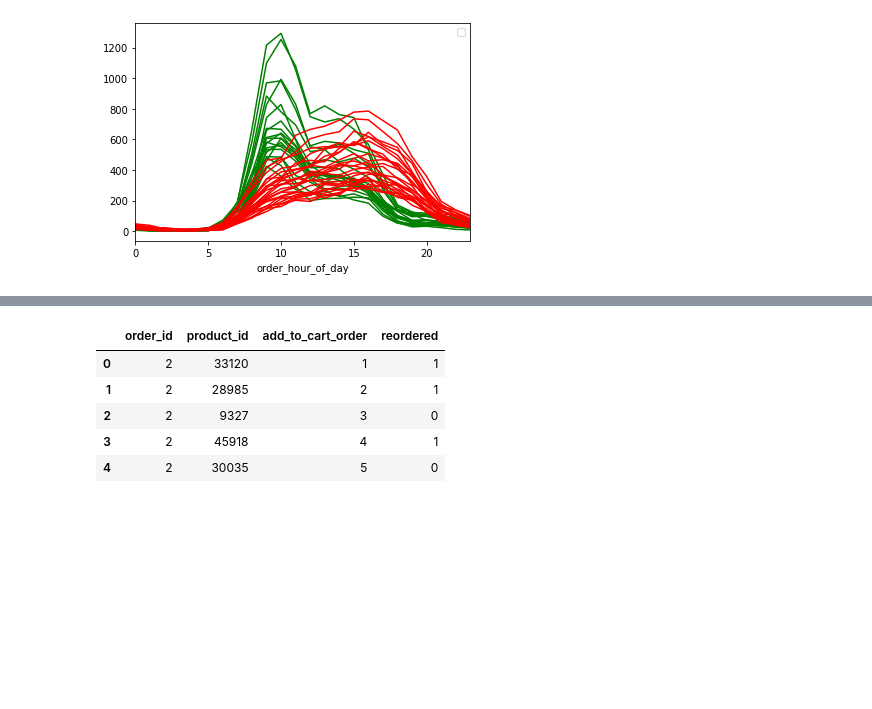
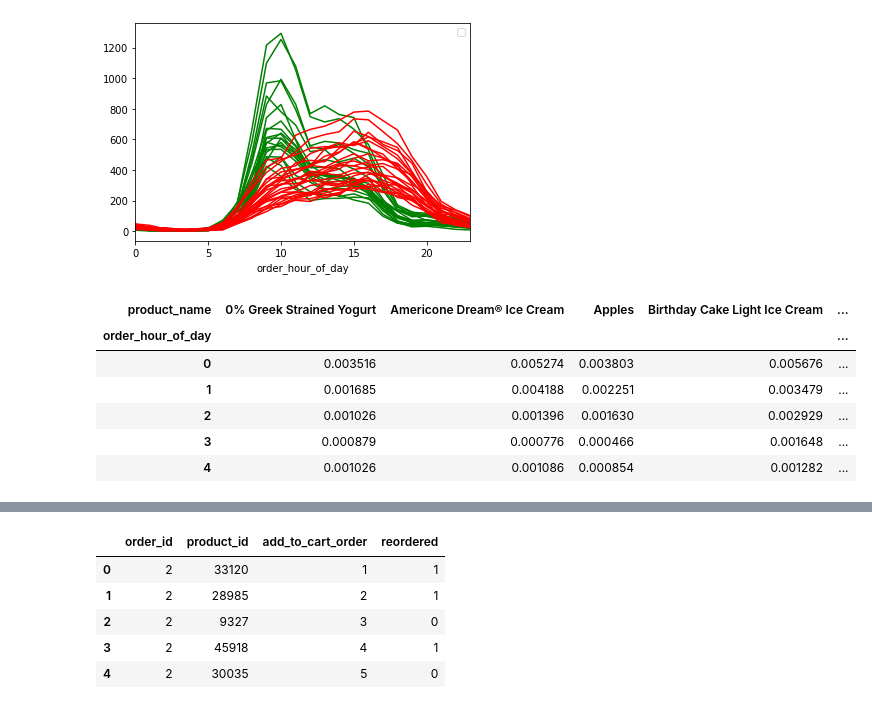
Before and after one commit to ekoly/DS-Unit-1-Sprint-1-Data-Wrangling-and-Storytelling, a Jupyter notebook: module3-join-and-reshape-data/LS_DS_113_Join_and_Reshape_Data_Assignment.ipynb, the cells around one changed output, grey strips where cells are left out. Saved outputs shown, nothing was run; the diff lists cells and outputs as text; code cells hidden in the pictures; blank space fills up the shorter version.

```diff
--- a/module3-join-and-reshape-data/LS_DS_113_Join_and_Reshape_Data_Assignment.ipynb
+++ b/module3-join-and-reshape-data/LS_DS_113_Join_and_Reshape_Data_Assignment.ipynb
@@ -836,0 +837,11 @@ plt.show()
+# %%
+percent_orders_by_hours = orders_by_hours/orders_by_hours.sum()
+percent_orders_by_hours.head()
+# %% [output]
+| product_name | 0% Greek Strained Yogurt | Americone Dream® Ice Cream | Apples | Birthday Cake Light Ice Cream | ... |
+| order_hour_of_day |  |  |  |  | ... |
+| 0 | 0.003516 | 0.005274 | 0.003803 | 0.005676 | ... |
+| 1 | 0.001685 | 0.004188 | 0.002251 | 0.003479 | ... |
+| 2 | 0.001026 | 0.001396 | 0.001630 | 0.002929 | ... |
+| 3 | 0.000879 | 0.000776 | 0.000466 | 0.001648 | ... |
+| 4 | 0.001026 | 0.001086 | 0.000854 | 0.001282 | ... |
```
Also changed, not shown: parts of 2 cells of this notebook.
